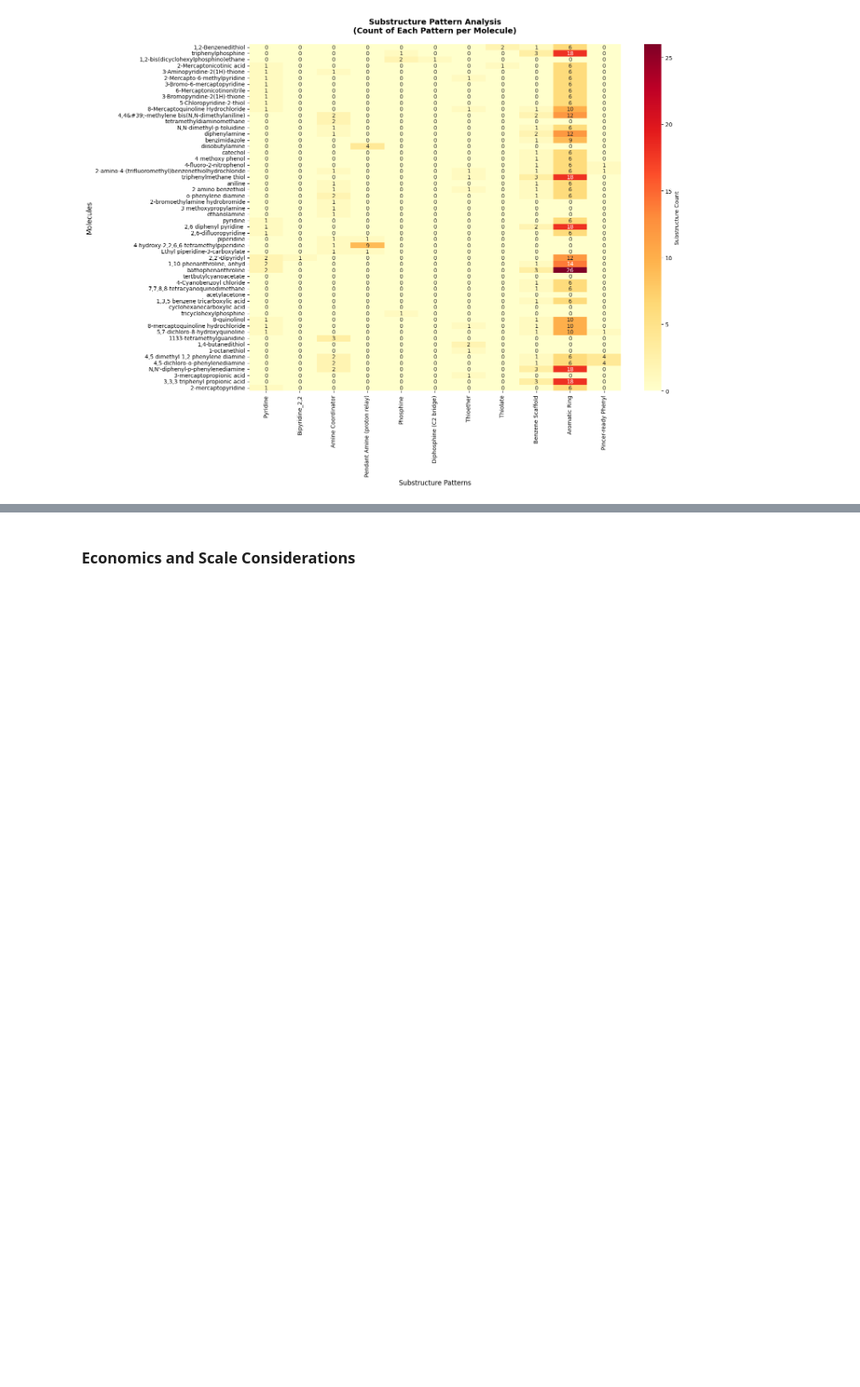
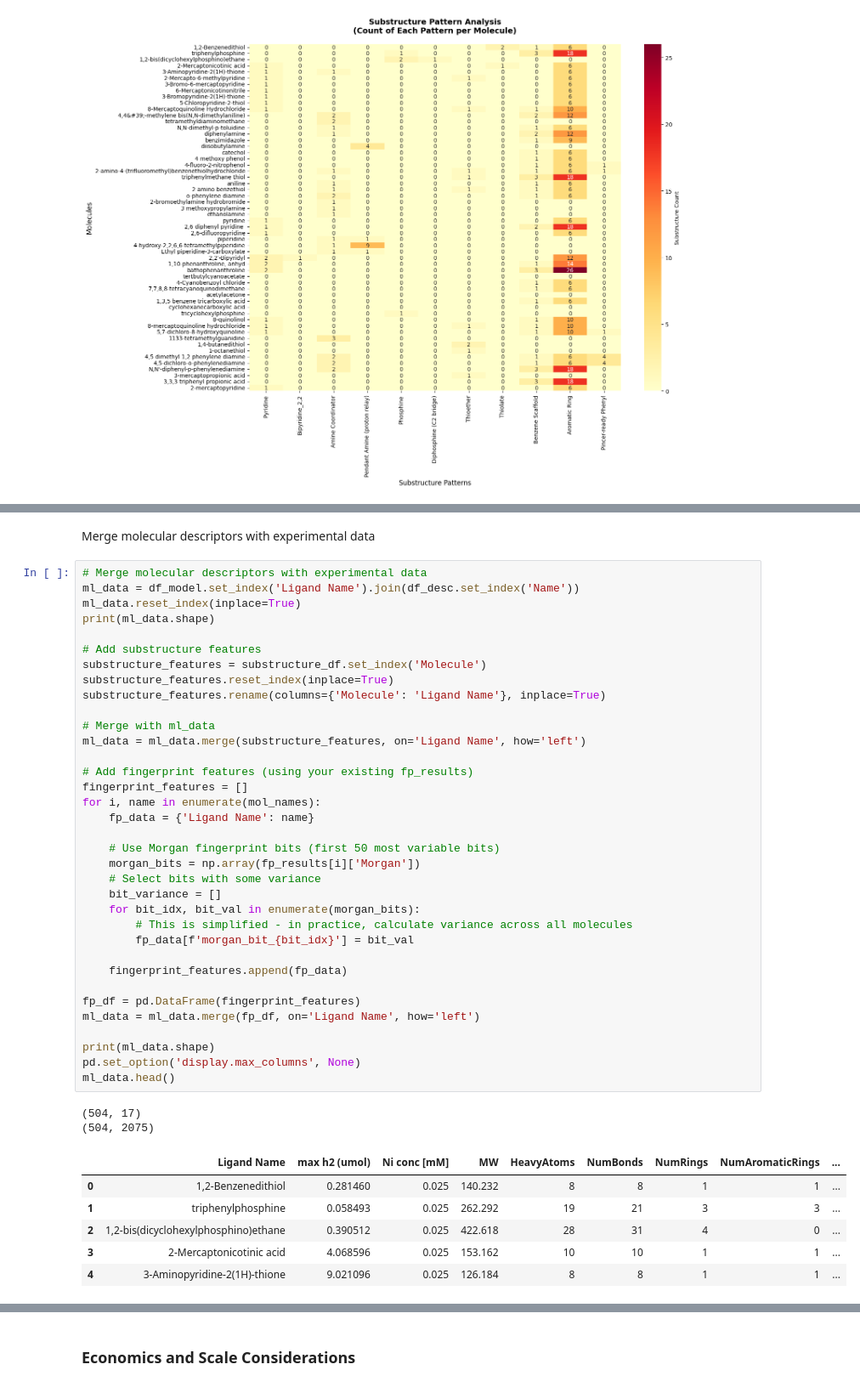
Before and after one commit to kareem-Abdelmaqsoud/HER-metal-complex-ligands, a Jupyter notebook: basic_ligand_analysis.ipynb, the cells around one changed output, grey strips where cells are left out. Shown at 85% size. Drawn from its saved outputs; the diff is of its cells as text; blank space fills up the shorter version.

```diff
--- a/basic_ligand_analysis.ipynb
+++ b/basic_ligand_analysis.ipynb
@@ -228,0 +250,46 @@ plt.show()
+# %% [markdown]
+Merge molecular descriptors with experimental data
+# %%
+# Merge molecular descriptors with experimental data
+ml_data = df_model.set_index('Ligand Name').join(df_desc.set_index('Name'))
+ml_data.reset_index(inplace=True)
+print(ml_data.shape)
+
+# Add substructure features
+substructure_features = substructure_df.set_index('Molecule')
+substructure_features.reset_index(inplace=True)
+substructure_features.rename(columns={'Molecule': 'Ligand Name'}, inplace=True)
+
+# Merge with ml_data
+ml_data = ml_data.merge(substructure_features, on='Ligand Name', how='left')
+
+# Add fingerprint features (using your existing fp_results)
+fingerprint_features = []
+for i, name in enumerate(mol_names):
+    fp_data = {'Ligand Name': name}
+
+    # Use Morgan fingerprint bits (first 50 most variable bits)
+    morgan_bits = np.array(fp_results[i]['Morgan'])
+    # Select bits with some variance
+    bit_variance = []
+    for bit_idx, bit_val in enumerate(morgan_bits):
+        # This is simplified - in practice, calculate variance across all molecules
+        fp_data[f'morgan_bit_{bit_idx}'] = bit_val
+
+    fingerprint_features.append(fp_data)
+
+fp_df = pd.DataFrame(fingerprint_features)
+ml_data = ml_data.merge(fp_df, on='Ligand Name', how='left')
+
+print(ml_data.shape)
+pd.set_option('display.max_columns', None)
+ml_data.head()
+# %% [output]
+(504, 17)
+(504, 2075)
+|  | Ligand Name | max h2 (umol) | Ni conc [mM] | MW | HeavyAtoms | NumBonds | NumRings | NumAromaticRings | ... |
+| 0 | 1,2-Benzenedithiol | 0.281460 | 0.025 | 140.232 | 8 | 8 | 1 | 1 | ... |
+| 1 | triphenylphosphine | 0.058493 | 0.025 | 262.292 | 19 | 21 | 3 | 3 | ... |
+| 2 | 1,2-bis(dicyclohexylphosphino)ethane | 0.390512 | 0.025 | 422.618 | 28 | 31 | 4 | 0 | ... |
+| 3 | 2-Mercaptonicotinic acid | 4.068596 | 0.025 | 153.162 | 10 | 10 | 1 | 1 | ... |
+| 4 | 3-Aminopyridine-2(1H)-thione | 9.021096 | 0.025 | 126.184 | 8 | 8 | 1 | 1 | ... |
```
Also changed, not shown: parts of 11 cells of this notebook, 1 other file.
